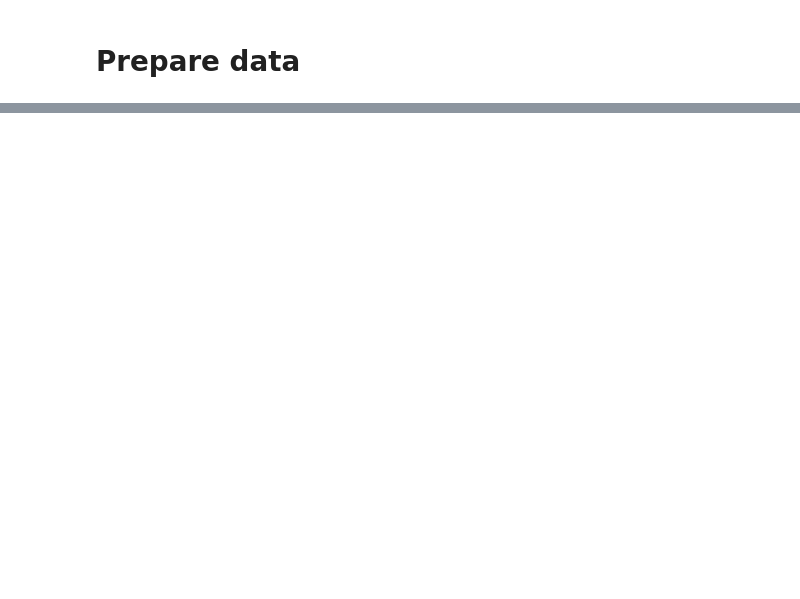
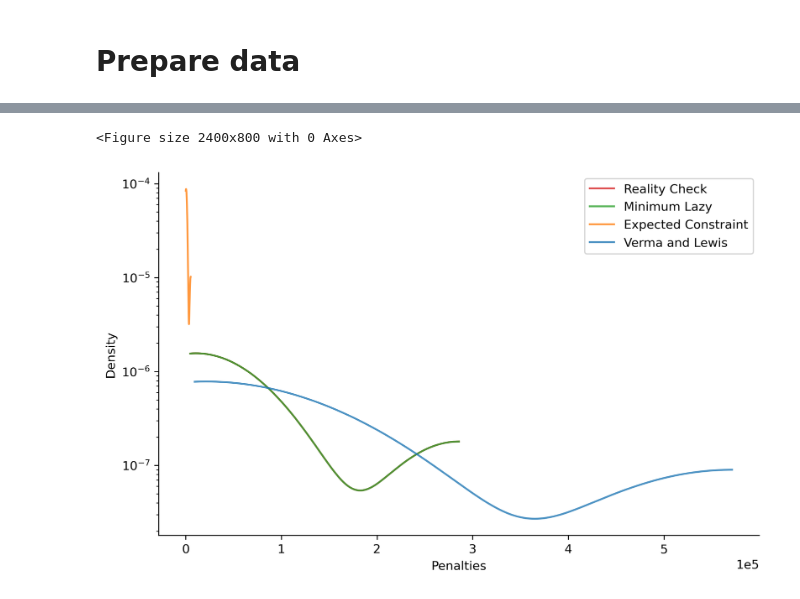
Before and after one commit to rienath/Estimating-Penalty-Coefficients-for-QUBO-Problems, a Jupyter notebook: Project and Deliverables/Implementation/Notebooks/Predicting Changes.ipynb, the cells around one changed output, grey strips where cells are left out. Saved outputs shown, nothing was run; the diff lists cells and outputs as text; code cells hidden in the pictures; blank space fills up the shorter version.

```diff
--- a/Project and Deliverables/Implementation/Notebooks/Predicting Changes.ipynb
+++ b/Project and Deliverables/Implementation/Notebooks/Predicting Changes.ipynb
@@ -153,0 +95,6 @@ new penalties [1, 10, 1, 1, 1, 1, 1, 1, 1, 1, 1, 1, 1, 2, 1, 1, 1, 1, 1, 4, 4, 1
+# %%
+minimisation = True # This is a minimisation problem
+_, tsp_vl_penalties = Experiment.data_prep_light(tsp_obj_qubos, tsp_con_qubos, vl, minimisation)
+_, tsp_expected_penalties = Experiment.data_prep_light(tsp_obj_qubos, tsp_con_qubos, expected, minimisation)
+_, tsp_lazy_penalties = Experiment.data_prep_light(tsp_obj_qubos, tsp_con_qubos, lazy, minimisation)
+_, tsp_check_penalties = Experiment.data_prep_light(tsp_obj_qubos, tsp_con_qubos, check, minimisation)
@@ -174,0 +141,8 @@ pd.DataFrame(comparison)
+# %%
+penalty_distribution(tsp_vl_penalties,
+                     tsp_expected_penalties,
+                     tsp_lazy_penalties,
+                     tsp_check_penalties)
+# %% [output]
+<Figure size 2400x800 with 0 Axes>
+[figure, added]
```
Also changed, not shown: parts of 26 cells of this notebook.
